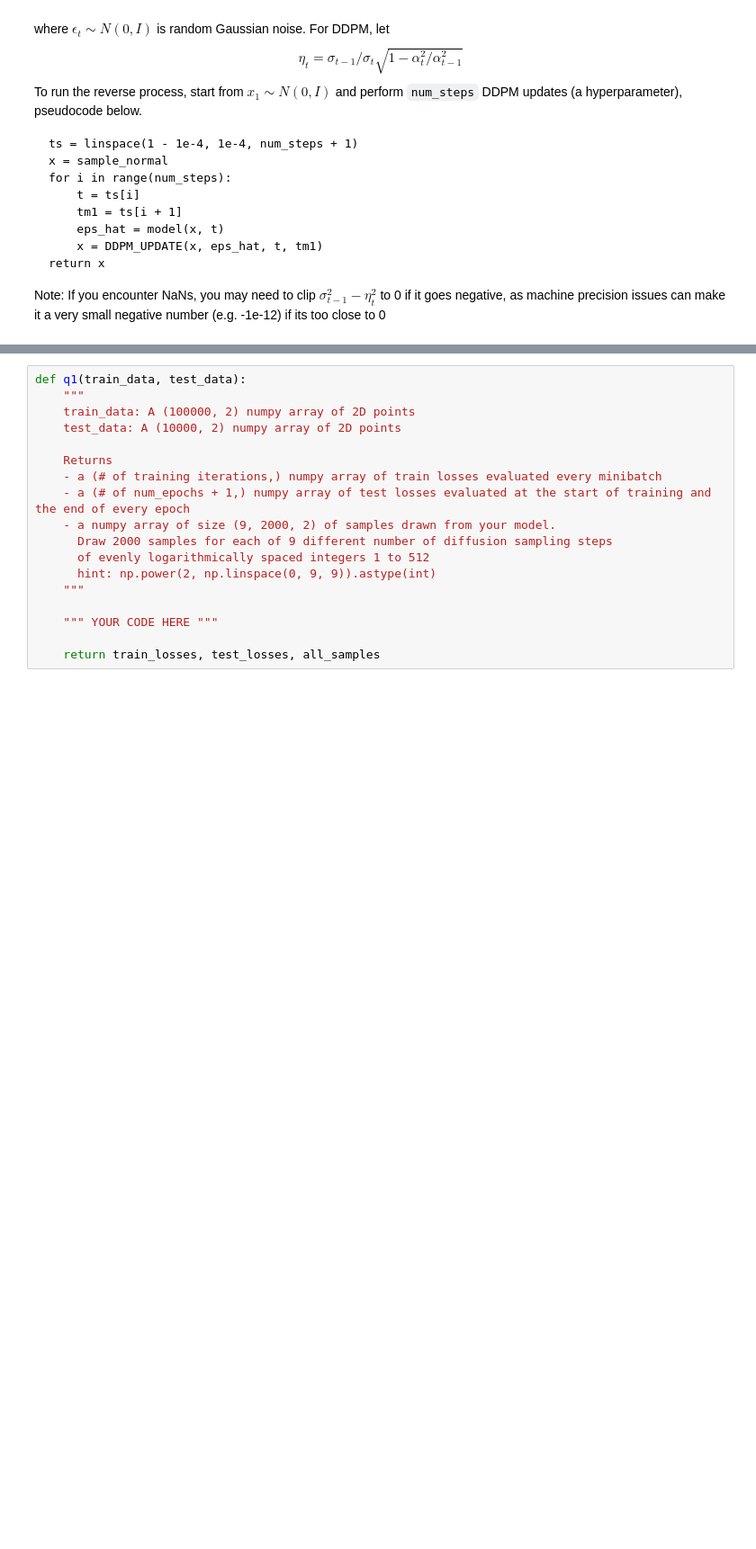
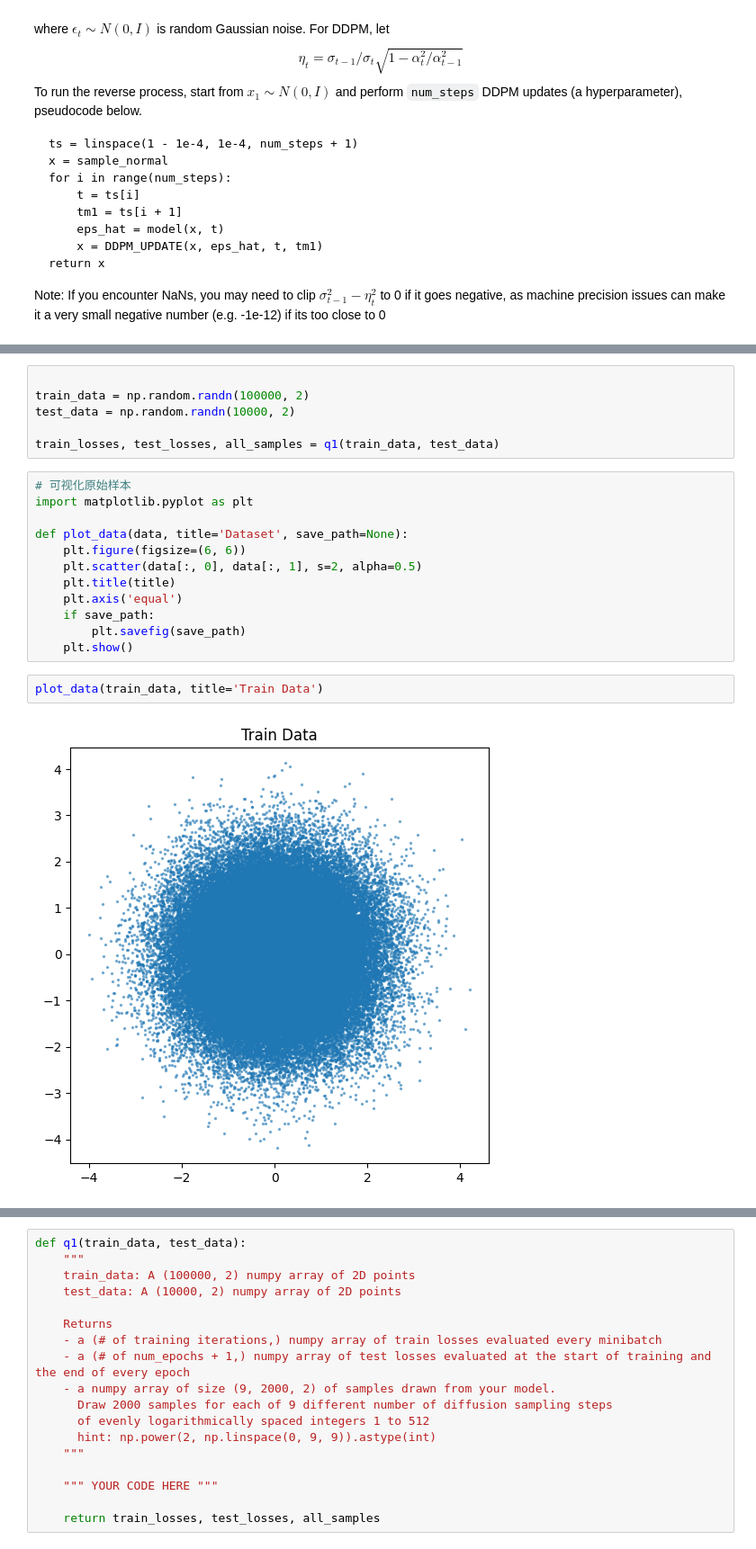
Before and after one commit to ke1999/DDPM, a Jupyter notebook: homeworks/hw4/hw4.ipynb, the cells around one changed output, grey strips where cells are left out. Shown at 90% size. Drawn from its saved outputs; the diff is of its cells as text; blank space fills up the shorter version.

```diff
--- a/homeworks/hw4/hw4.ipynb
+++ b/homeworks/hw4/hw4.ipynb
@@ -94,0 +240,22 @@ Note: If you encounter NaNs, you may need to clip $\sigma_{t-1}^2 - \eta_t^2$ to
+# %%
+
+train_data = np.random.randn(100000, 2)
+test_data = np.random.randn(10000, 2)
+
+train_losses, test_losses, all_samples = q1(train_data, test_data)
+# %%
+# 可视化原始样本
+import matplotlib.pyplot as plt
+
+def plot_data(data, title='Dataset', save_path=None):
+    plt.figure(figsize=(6, 6))
+    plt.scatter(data[:, 0], data[:, 1], s=2, alpha=0.5)
+    plt.title(title)
+    plt.axis('equal')
+    if save_path:
+        plt.savefig(save_path)
+    plt.show()
+# %%
+plot_data(train_data, title='Train Data')
+# %% [output]
+[figure, added]
```
Also changed, not shown: parts of 12 cells of this notebook.
